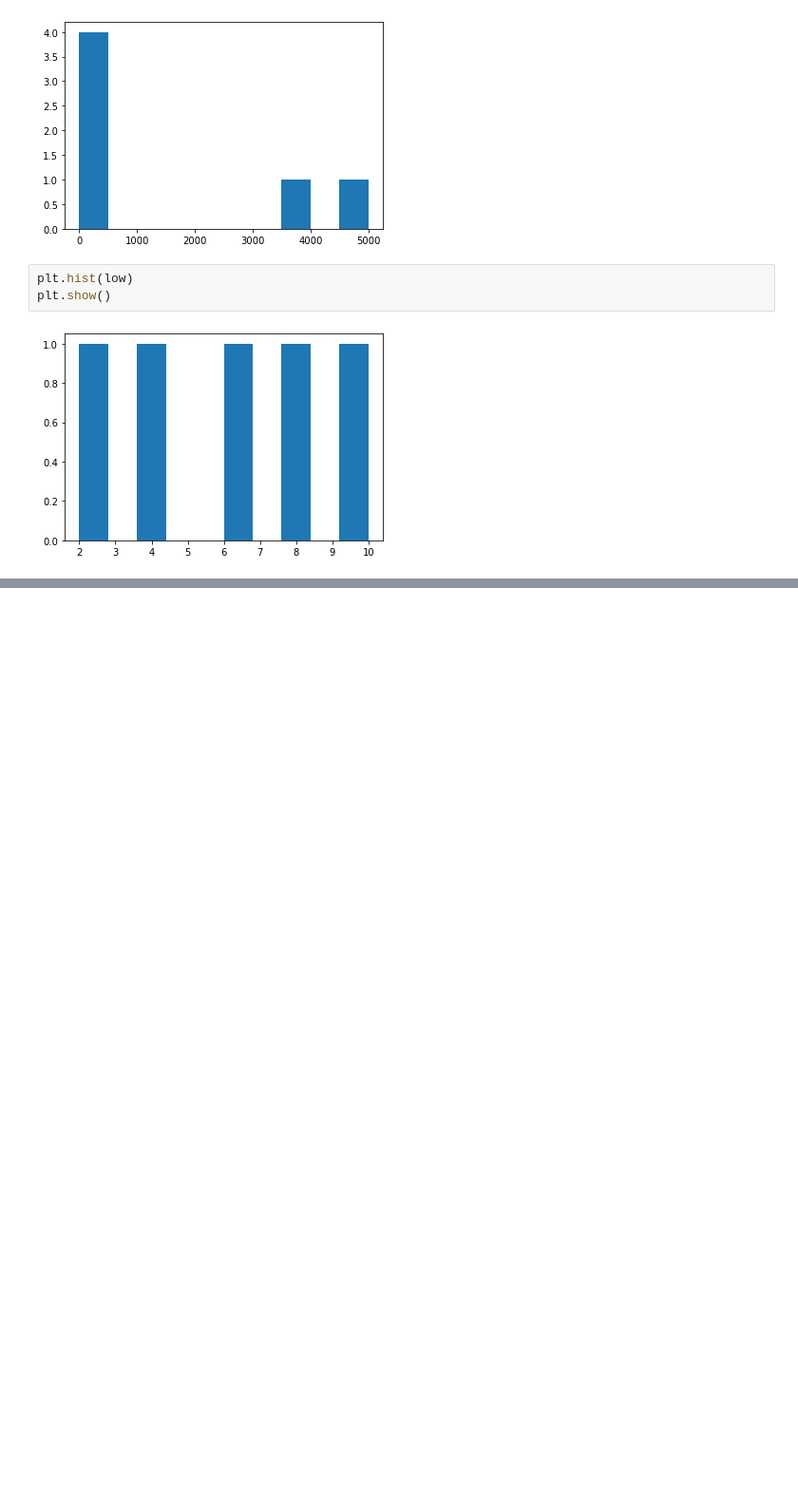
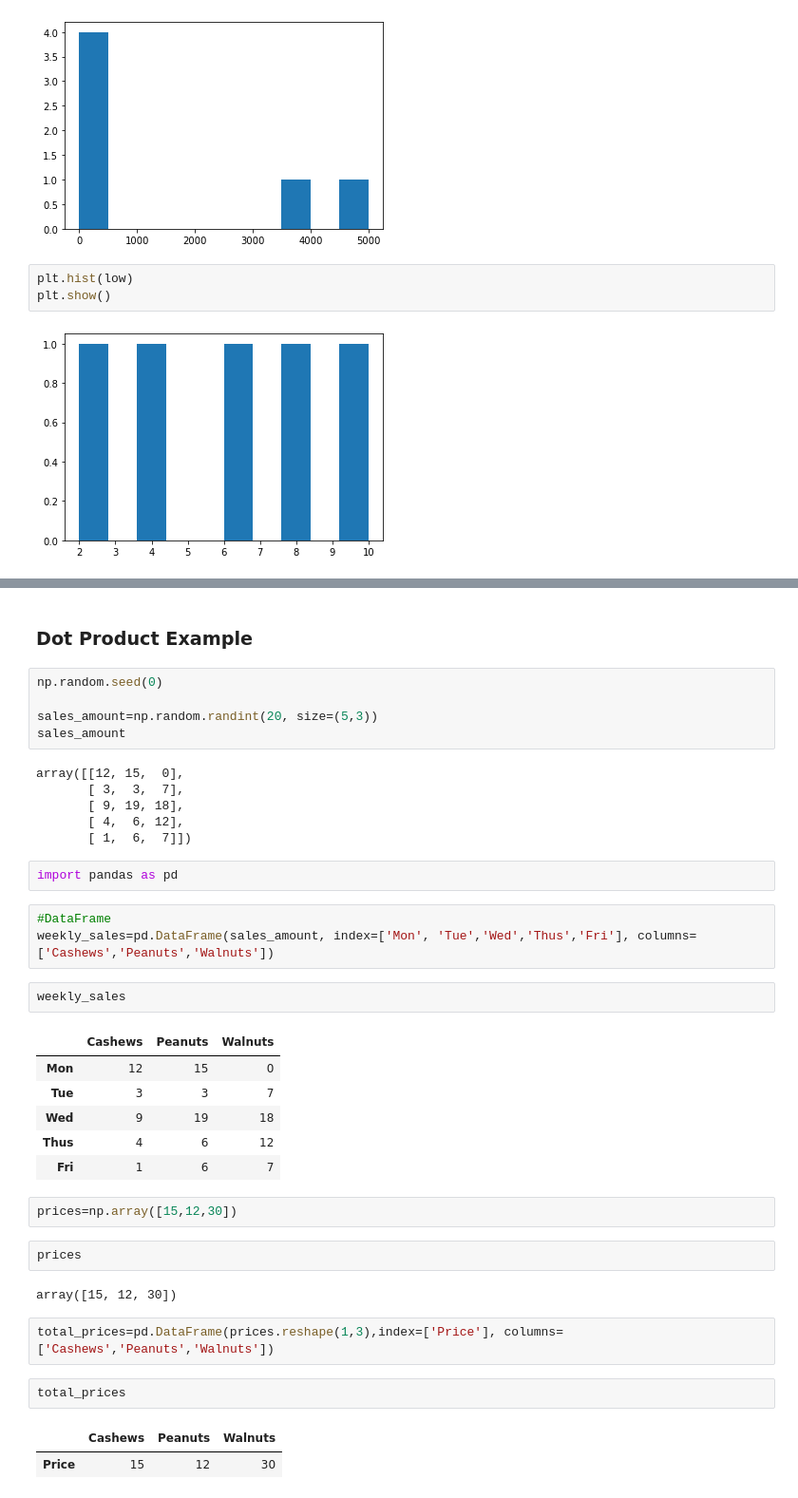
Before and after one commit to arghanath007/Data-Science, a Jupyter notebook: Numpy/Introduction.ipynb, the cells around one changed output, grey strips where cells are left out. Shown: that part at 95% size. Cells and saved outputs as stored; diff of their text form; blank space fills up the shorter version.

```diff
--- a/Numpy/Introduction.ipynb
+++ b/Numpy/Introduction.ipynb
@@ -571,0 +690,40 @@ plt.show()
+# %% [markdown]
+### Dot Product Example
+# %%
+np.random.seed(0)
+
+sales_amount=np.random.randint(20, size=(5,3))
+sales_amount
+# %% [output]
+array([[12, 15,  0],
+       [ 3,  3,  7],
+       [ 9, 19, 18],
+       [ 4,  6, 12],
+       [ 1,  6,  7]])
+# %%
+import pandas as pd
+# %%
+#DataFrame
+weekly_sales=pd.DataFrame(sales_amount, index=['Mon', 'Tue','Wed','Thus','Fri'], columns=['Cashews','Peanuts','Walnuts'])
+# %%
+weekly_sales
+# %% [output]
+|  | Cashews | Peanuts | Walnuts |
+| Mon | 12 | 15 | 0 |
+| Tue | 3 | 3 | 7 |
+| Wed | 9 | 19 | 18 |
+| Thus | 4 | 6 | 12 |
+| Fri | 1 | 6 | 7 |
+# %%
+prices=np.array([15,12,30])
+# %%
+prices
+# %% [output]
+array([15, 12, 30])
+# %%
+total_prices=pd.DataFrame(prices.reshape(1,3),index=['Price'], columns=['Cashews','Peanuts','Walnuts'])
+# %%
+total_prices
+# %% [output]
+|  | Cashews | Peanuts | Walnuts |
+| Price | 15 | 12 | 30 |
```
Also changed, not shown: parts of 71 cells of this notebook, 3 other files.
